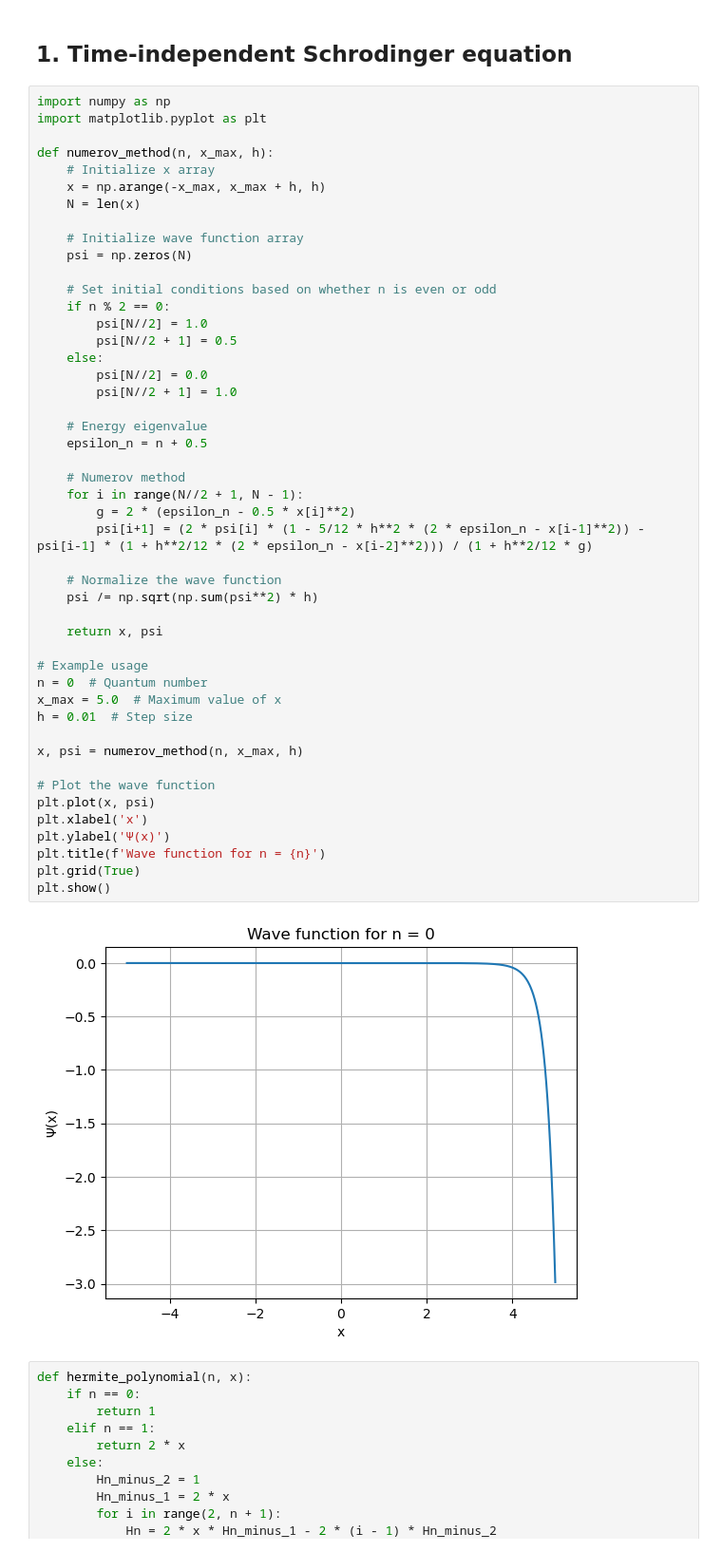
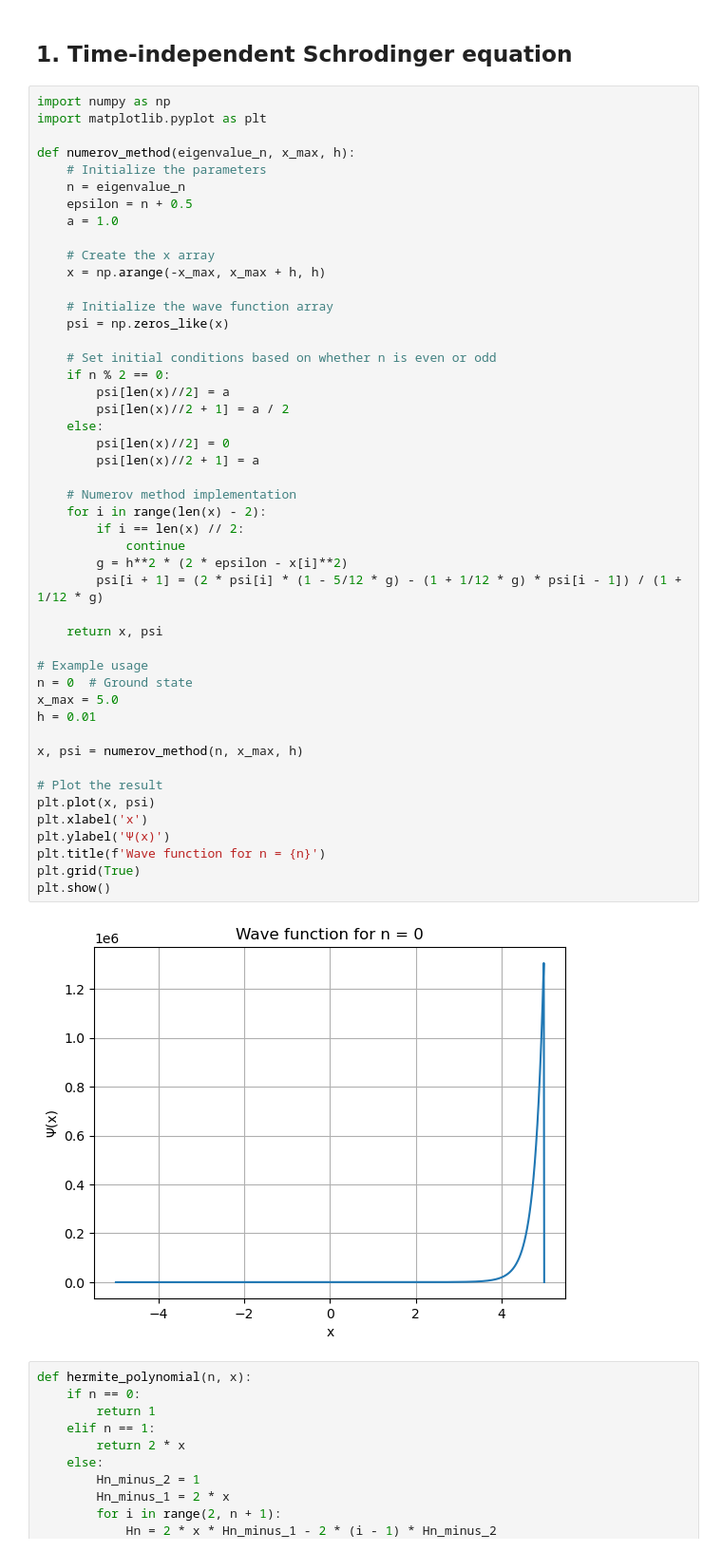
Before and after one commit to abalajiksh/intocompphysss25, a Jupyter notebook: sheet07/sheet07_Numerov.ipynb, the cells around one changed output. Shown at 95% size. Cells and saved outputs as stored; diff of their text form.

```diff
--- a/sheet07/sheet07_Numerov.ipynb
+++ b/sheet07/sheet07_Numerov.ipynb
@@ -3,52 +3,52 @@
 # %%
 import numpy as np
 import matplotlib.pyplot as plt
 
-def numerov_method(n, x_max, h):
-    # Initialize x array
+def numerov_method(eigenvalue_n, x_max, h):
+    # Initialize the parameters
+    n = eigenvalue_n
+    epsilon = n + 0.5
+    a = 1.0
+
+    # Create the x array
     x = np.arange(-x_max, x_max + h, h)
-    N = len(x)
 
-    # Initialize wave function array
-    psi = np.zeros(N)
+    # Initialize the wave function array
+    psi = np.zeros_like(x)
 
     # Set initial conditions based on whether n is even or odd
     if n % 2 == 0:
-        psi[N//2] = 1.0
-        psi[N//2 + 1] = 0.5
+        psi[len(x)//2] = a
+        psi[len(x)//2 + 1] = a / 2
     else:
-        psi[N//2] = 0.0
-        psi[N//2 + 1] = 1.0
+        psi[len(x)//2] = 0
+        psi[len(x)//2 + 1] = a
 
-    # Energy eigenvalue
-    epsilon_n = n + 0.5
-
-    # Numerov method
-    for i in range(N//2 + 1, N - 1):
-        g = 2 * (epsilon_n - 0.5 * x[i]**2)
-        psi[i+1] = (2 * psi[i] * (1 - 5/12 * h**2 * (2 * epsilon_n - x[i-1]**2)) - psi[i-1] * (1 + h**2/12 * (2 * epsilon_n - x[i-2]**2))) / (1 + h**2/12 * g)
-
-    # Normalize the wave function
-    psi /= np.sqrt(np.sum(psi**2) * h)
+    # Numerov method implementation
+    for i in range(len(x) - 2):
+        if i == len(x) // 2:
+            continue
+        g = h**2 * (2 * epsilon - x[i]**2)
+        psi[i + 1] = (2 * psi[i] * (1 - 5/12 * g) - (1 + 1/12 * g) * psi[i - 1]) / (1 + 1/12 * g)
 
     return x, psi
 
 # Example usage
-n = 0  # Quantum number
-x_max = 5.0  # Maximum value of x
-h = 0.01  # Step size
+n = 0  # Ground state
+x_max = 5.0
+h = 0.01
 
 x, psi = numerov_method(n, x_max, h)
 
-# Plot the wave function
+# Plot the result
 plt.plot(x, psi)
 plt.xlabel('x')
 plt.ylabel('Ψ(x)')
 plt.title(f'Wave function for n = {n}')
 plt.grid(True)
 plt.show()
 # %% [output]
-[figure, old version]
+[figure, new version]
 # %%
 def hermite_polynomial(n, x):
     if n == 0:
```
